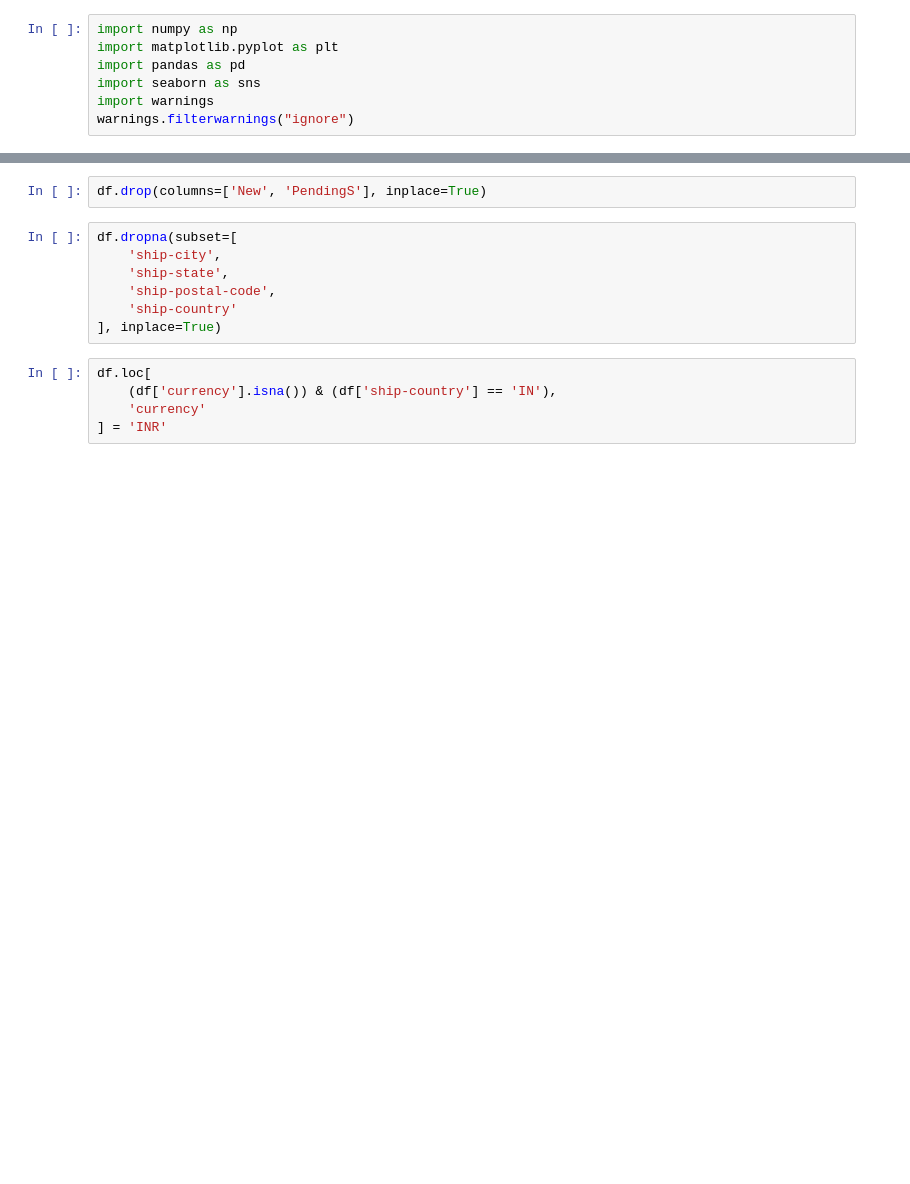
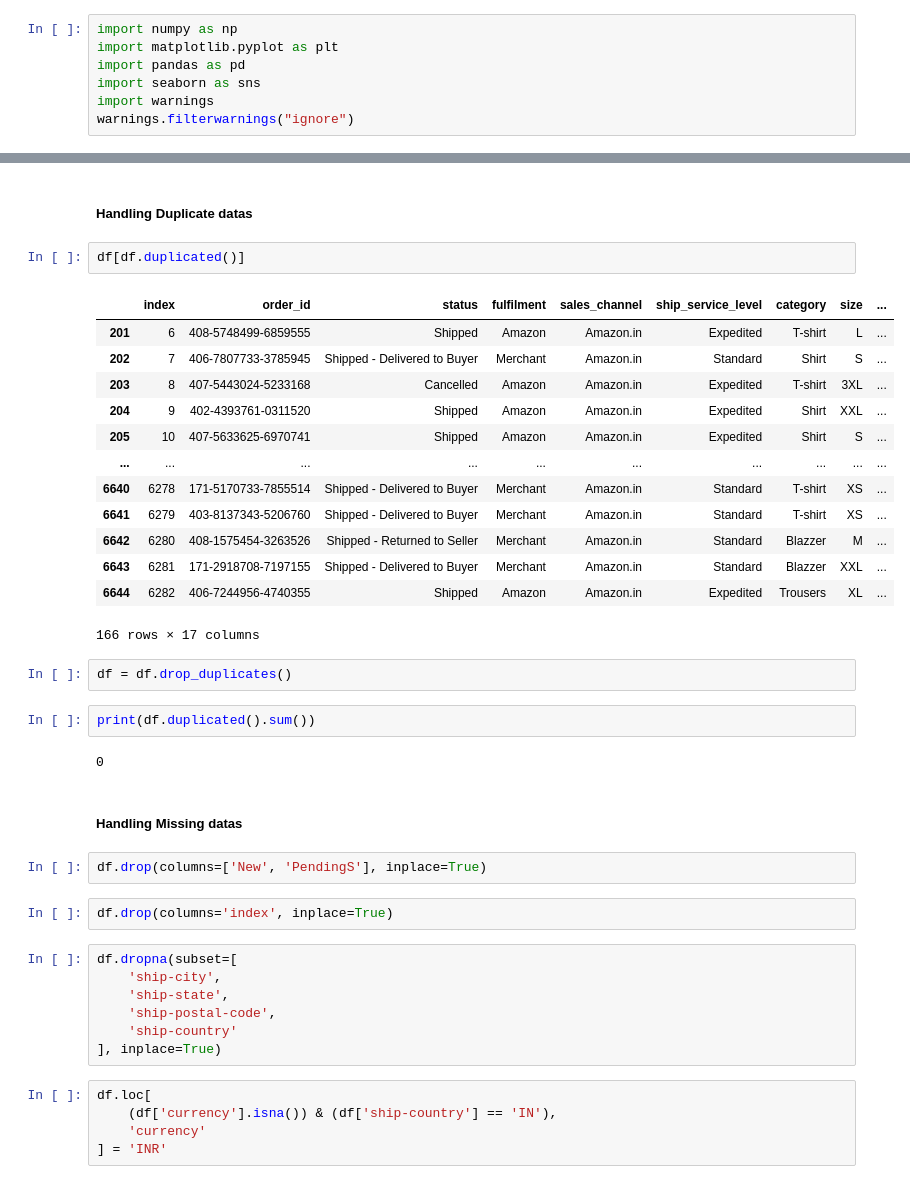
Before and after one commit to JayanthikaKrishnamoorthy/amazon-sales-data-analysis, a Jupyter notebook: Amazon_sales_report.ipynb, the cells around one changed output, grey strips where cells are left out. Saved outputs shown, nothing was run; the diff lists cells and outputs as text; blank space fills up the shorter version.

```diff
--- a/Amazon_sales_report.ipynb
+++ b/Amazon_sales_report.ipynb
@@ -51,5 +139,33 @@ dtype: int64
+# %% [markdown]
+##### Handling Duplicate datas
+# %%
+df[df.duplicated()]
+# %% [output]
+|  | index | order_id | status | fulfilment | sales_channel | ship_service_level | category | size | ... |
+| 201 | 6 | 408-5748499-6859555 | Shipped | Amazon | Amazon.in | Expedited | T-shirt | L | ... |
+| 202 | 7 | 406-7807733-3785945 | Shipped - Delivered to Buyer | Merchant | Amazon.in | Standard | Shirt | S | ... |
+| 203 | 8 | 407-5443024-5233168 | Cancelled | Amazon | Amazon.in | Expedited | T-shirt | 3XL | ... |
+| 204 | 9 | 402-4393761-0311520 | Shipped | Amazon | Amazon.in | Expedited | Shirt | XXL | ... |
+| 205 | 10 | 407-5633625-6970741 | Shipped | Amazon | Amazon.in | Expedited | Shirt | S | ... |
+| ... | ... | ... | ... | ... | ... | ... | ... | ... | ... |
+| 6640 | 6278 | 171-5170733-7855514 | Shipped - Delivered to Buyer | Merchant | Amazon.in | Standard | T-shirt | XS | ... |
+| 6641 | 6279 | 403-8137343-5206760 | Shipped - Delivered to Buyer | Merchant | Amazon.in | Standard | T-shirt | XS | ... |
+| 6642 | 6280 | 408-1575454-3263526 | Shipped - Returned to Seller | Merchant | Amazon.in | Standard | Blazzer | M | ... |
+| 6643 | 6281 | 171-2918708-7197155 | Shipped - Delivered to Buyer | Merchant | Amazon.in | Standard | Blazzer | XXL | ... |
+| 6644 | 6282 | 406-7244956-4740355 | Shipped | Amazon | Amazon.in | Expedited | Trousers | XL | ... |
+166 rows × 17 columns
+# %%
+df = df.drop_duplicates()
+# %%
+print(df.duplicated().sum())
+# %% [output]
+0
+# %% [markdown]
+##### Handling Missing datas
 # %%
 df.drop(columns=['New', 'PendingS'], inplace=True)
+# %%
+df.drop(columns='index', inplace=True)
 # %%
 df.dropna(subset=[
     'ship-city',
```
Also changed, not shown: parts of 23 cells of this notebook, 1 other file.
